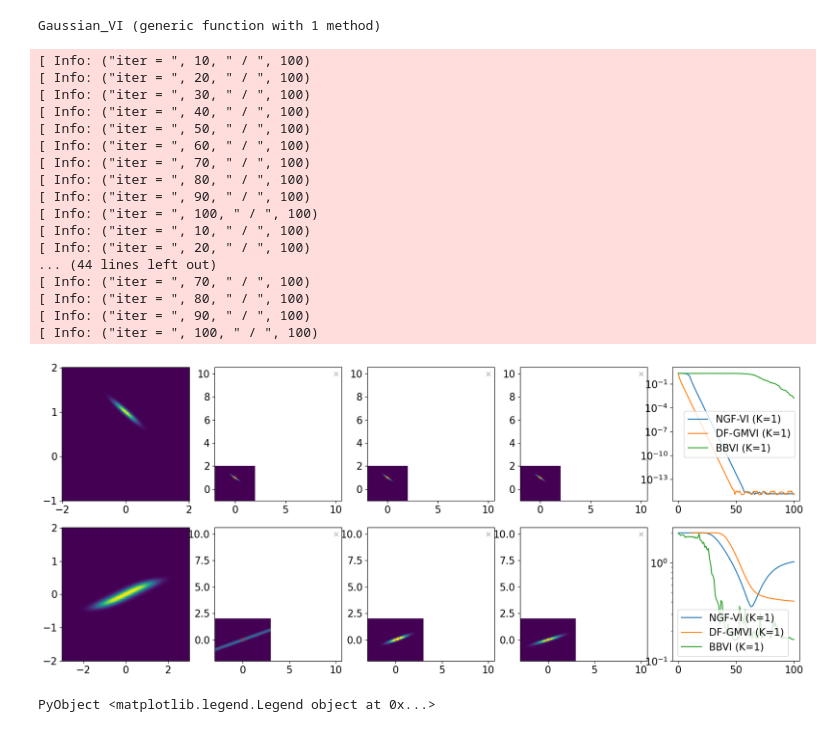
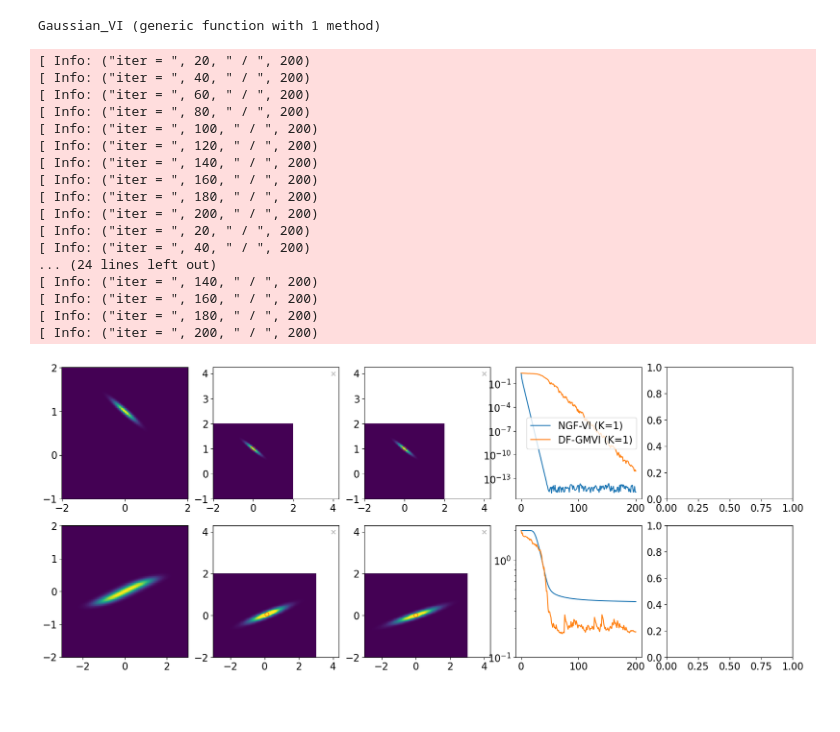
Before and after one commit to PKU-CMEGroup/InverseProblems.jl, a Jupyter notebook: Derivative-Free-Variational-Inference/Gaussian-NGD.ipynb, the cells around one changed output. Cells and saved outputs as stored; diff of their text form; code cells hidden in the pictures; blank space fills up the shorter version.

```diff
--- a/Derivative-Free-Variational-Inference/Gaussian-NGD.ipynb
+++ b/Derivative-Free-Variational-Inference/Gaussian-NGD.ipynb
@@ -66,12 +66,13 @@ We focus on the noninformative uniform prior, and hence we are sampling
 $e^{-\frac{1}{2\sigma_\eta^2}\bigl((y_{(1)} - \sqrt{\lambda}\theta_{(1)} + \theta_{(2)})^2 + (y_{(2)} - \theta_{(2)}^2)^2\bigr)}$.
 # %%
 function G(θ, arg, Gtype = "Gaussian")
+    K = ones(length(θ)-2,2)
     if Gtype == "Gaussian"
         A = arg
-        return A*θ
+        return [A*θ[1:2]; θ[3:end]-K*θ[1:2]]
     elseif Gtype == "Logconcave"
         λ = arg
-        return [sqrt(λ)*θ[1] - θ[2]; θ[2]^2]
+        return [sqrt(λ)*θ[1] - θ[2]; θ[2]^2; θ[3:end]-K*θ[1:2]]
     else
         print("Error in function G")
     end
@@ -81,13 +82,13 @@ end
 function F(θ, args)
     y, ση, A, Gtype = args
     Gθ = G(θ, A, Gtype )
-    return [y[1] - Gθ[1]; y[2] - Gθ[2]]/ση
+    return  (y - Gθ) ./ ση
 end
 
 
 function logrho(θ, args)
     Fθ = F(θ, args)
-    return -(Fθ[1]^2 + Fθ[2]^2)/2.0
+    return -0.5*norm(Fθ)^2
 end
 
 
@@ -160,56 +163,67 @@ end
 # %% [output]
 Gaussian_VI (generic function with 1 method)
 # %%
-include("../Inversion/GMBBVI.jl")
+# include("../Inversion/GMBBVI.jl")
+
+Random.seed!(123)
+
 fig, ax = PyPlot.subplots(nrows=2, ncols=5, sharex=false, sharey=false, figsize=(20,8))
 
-Random.seed!(123)
-μ0, Σ0 = [10.0; 10.0], [4.0 0.0; 0.0 4.0]
-N_iter = 100
+N_x = 10
+μ0, Σ0 = [4.0; 4.0; zeros(N_x-2)], diagm([1.0; 1.0; ones(N_x-2)])
+N_iter = 200
 
 
-y = [1.0; 2.0]
+y = [1.0; 2.0; zeros(N_x-2)]
 ση = 0.1
 Gtype = "Gaussian"
 A = [1.0 1.0; 1.0 2.0]
-C_post, m_post = ση^2*inv(A'*A), (A'*A)\(A*y)
+C_post, m_post = ση^2*inv(A'*A), (A'*A)\(A*y[1:2])
 func_args = (y, ση, A , Gtype)
 func_F(x) = F(x, func_args)
 func_V(x) = V(x, func_args)
 func_dV(x) = dV(x, func_args)
 ngf_obj, dfgmvi_obj, bbvi_obj = Gaussian_VI(func_dV, func_V, func_F, μ0, Σ0; N_iter = N_iter, dt = 5e-1)
-objs = (ngf_obj, dfgmvi_obj, bbvi_obj);
+# objs = (ngf_obj, dfgmvi_obj, bbvi_obj);
+objs = (dfgmvi_obj, bbvi_obj);
+func_args = (y[1:2], ση, A , Gtype)
+func_F(x) = F(x, func_args)
 visualization_2d(ax[1,:]; Nx=200, Ny=200, x_lim=[-2.0,2.0], y_lim=[-1.0,2.0], func_F=func_F, objs=objs, label=["NGF-VI", "DF-GMVI", "BBVI"])
 
 
-y = [0.0; 0.0]
+y = [0.0; 0.0; zeros(N_x-2)]
 ση = 0.1
 Gtype = "Logconcave"
 λ = 0.1
 func_args = (y, ση, λ , Gtype)
 func_F(x) = F(x, func_args)
 func_V(x) = V(x, func_args)
 func_dV(x) = dV(x, func_args)
 ngf_obj, dfgmvi_obj, bbvi_obj = Gaussian_VI(func_dV, func_V, func_F, μ0, Σ0; N_iter = N_iter, dt = 2e-1)
-objs = (ngf_obj, dfgmvi_obj, bbvi_obj);
-visualization_2d(ax[2,:]; Nx=200, Ny=200, x_lim=[-3.0,3.0], y_lim=[-2.0,2.0], func_F=func_F, objs=objs, label=["NGF-VI", "DF-GMVI", "BBVI"])
+# objs = (ngf_obj, dfgmvi_obj, bbvi_obj);
+objs = (dfgmvi_obj, bbvi_obj);
+func_args = (y[1:2], ση, λ , Gtype)
+func_F(x) = F(x, func_args)
+visualization_2d(ax[2,:]; Nx=200, Ny=200, x_lim=[-3.0,3.0], y_lim=[-2.0,2.0], func_F=func_F, objs=objs)
+
+# fig.tight_layout()
+# fig.savefig("GMD-(N^2+1)-std.pdf")
 # %% [output]
-[ Info: ("iter = ", 10, " / ", 100)
-[ Info: ("iter = ", 20, " / ", 100)
-[ Info: ("iter = ", 30, " / ", 100)
-[ Info: ("iter = ", 40, " / ", 100)
-[ Info: ("iter = ", 50, " / ", 100)
-[ Info: ("iter = ", 60, " / ", 100)
-[ Info: ("iter = ", 70, " / ", 100)
-[ Info: ("iter = ", 80, " / ", 100)
-[ Info: ("iter = ", 90, " / ", 100)
-[ Info: ("iter = ", 100, " / ", 100)
-[ Info: ("iter = ", 10, " / ", 100)
-[ Info: ("iter = ", 20, " / ", 100)
-... (44 lines left out)
-[ Info: ("iter = ", 70, " / ", 100)
-[ Info: ("iter = ", 80, " / ", 100)
-[ Info: ("iter = ", 90, " / ", 100)
-[ Info: ("iter = ", 100, " / ", 100)
+[ Info: ("iter = ", 20, " / ", 200)
+[ Info: ("iter = ", 40, " / ", 200)
+[ Info: ("iter = ", 60, " / ", 200)
+[ Info: ("iter = ", 80, " / ", 200)
+[ Info: ("iter = ", 100, " / ", 200)
+[ Info: ("iter = ", 120, " / ", 200)
+[ Info: ("iter = ", 140, " / ", 200)
+[ Info: ("iter = ", 160, " / ", 200)
+[ Info: ("iter = ", 180, " / ", 200)
+[ Info: ("iter = ", 200, " / ", 200)
+[ Info: ("iter = ", 20, " / ", 200)
+[ Info: ("iter = ", 40, " / ", 200)
+... (24 lines left out)
+[ Info: ("iter = ", 140, " / ", 200)
+[ Info: ("iter = ", 160, " / ", 200)
+[ Info: ("iter = ", 180, " / ", 200)
+[ Info: ("iter = ", 200, " / ", 200)
-[figure, old version]
+[figure, new version]
-PyObject <matplotlib.legend.Legend object at 0x...>
```
Also changed, not shown: parts of 1 cell of this notebook, 3 other files.
